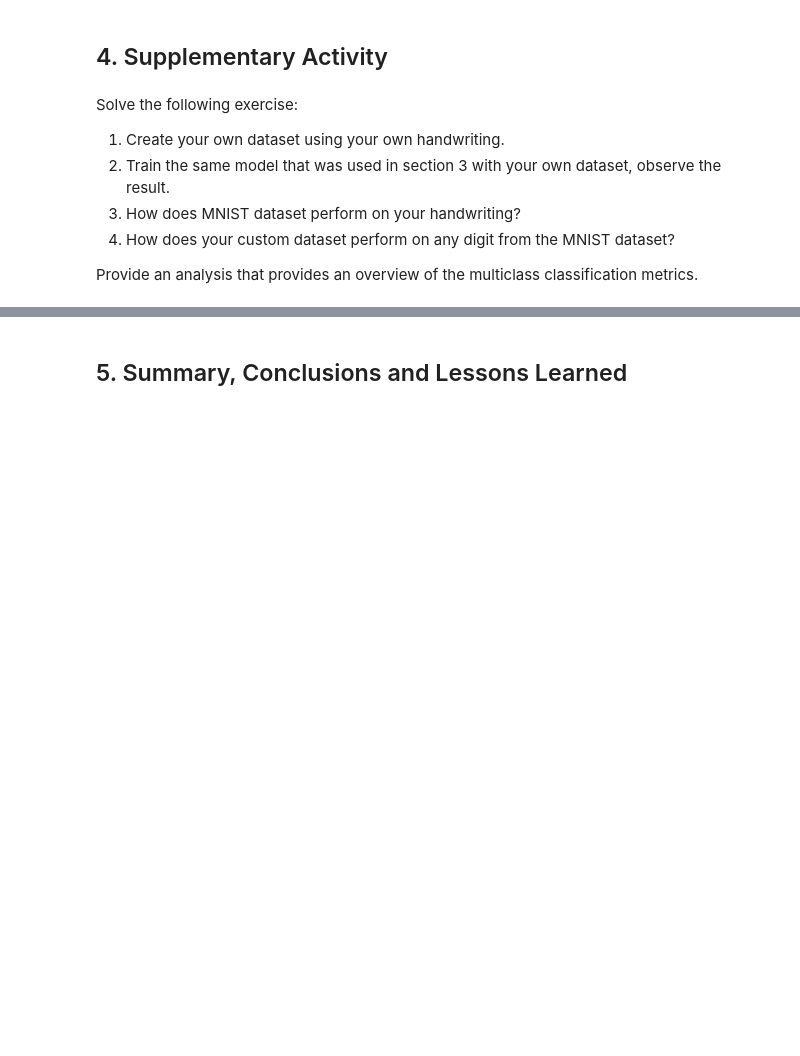
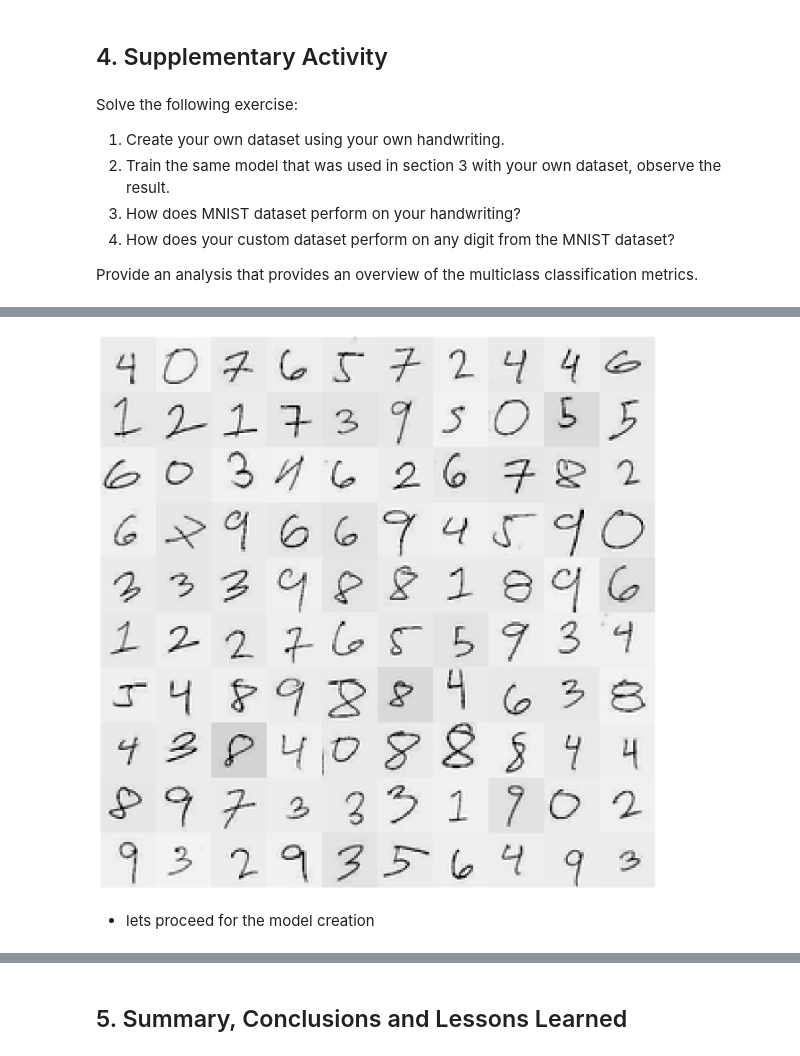
Before and after one commit to DaBloat/learn_Python, a Jupyter notebook: School_Activities/Introduction_in_Machine_Learning/Prelims/HA03/Activity_3_Classification.ipynb, the cells around one changed output, grey strips where cells are left out. Saved outputs shown, nothing was run; the diff lists cells and outputs as text; code cells hidden in the pictures; blank space fills up the shorter version.

```diff
--- a/School_Activities/Introduction_in_Machine_Learning/Prelims/HA03/Activity_3_Classification.ipynb
+++ b/School_Activities/Introduction_in_Machine_Learning/Prelims/HA03/Activity_3_Classification.ipynb
@@ -513,0 +595,16 @@ Provide an analysis that provides an overview of the multiclass classification m
+# %%
+from sklearn.utils import shuffle
+handdf = shuffle(handdf)
+# %%
+X,y = handdf.DATA,handdf.DIGIT
+# %%
+plt.figure(figsize=(16, 16))
+for idx, image_data in enumerate(X[:100]):
+    plt.subplot(10, 10, idx + 1)
+    plot_digits(image_data)
+plt.subplots_adjust(wspace=0, hspace=0)
+plt.show()
+# %% [output]
+[figure, added]
+# %% [markdown]
+- lets proceed for the model creation
```
Also changed, not shown: parts of 18 cells of this notebook, 5 other files.
